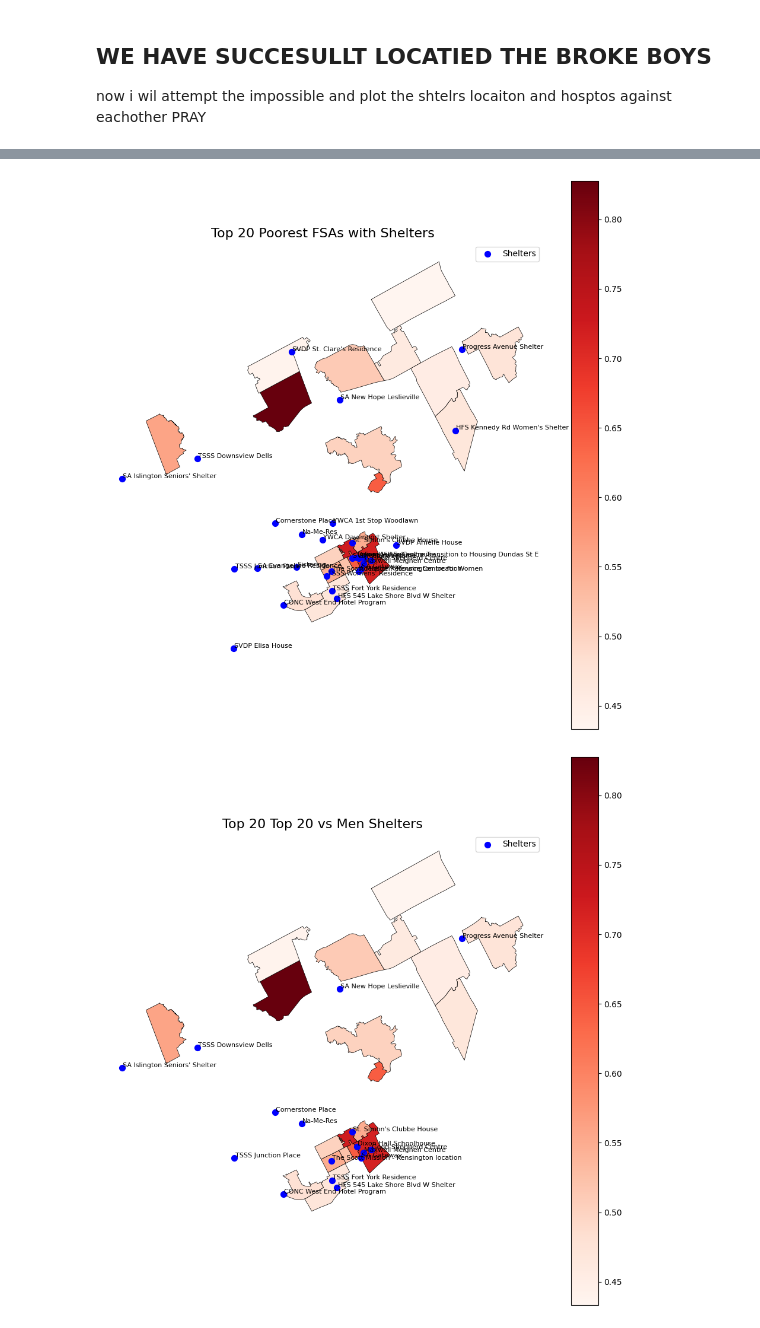
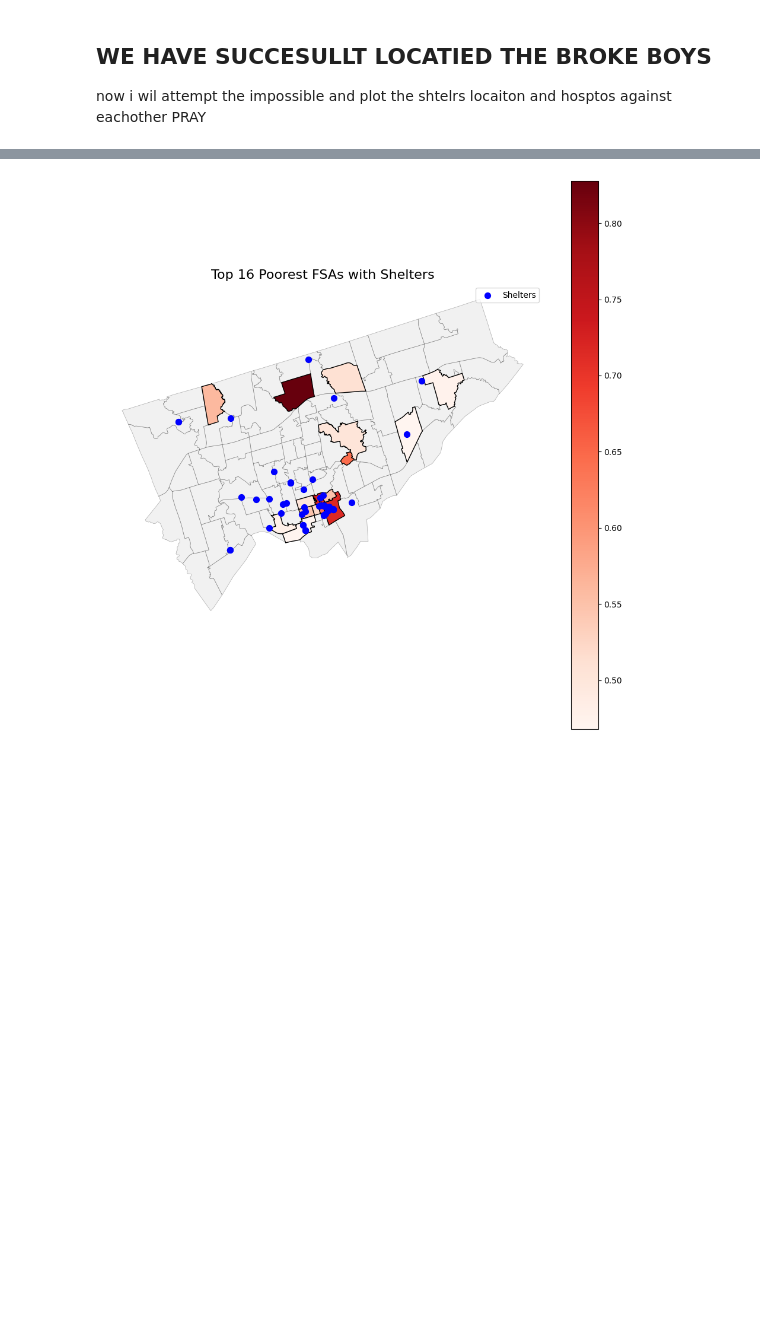
Before and after one commit to ahmedzk123/IA2, a Jupyter notebook: analytics_proj.ipynb, the cells around one changed output, grey strips where cells are left out. Cells and saved outputs as stored; diff of their text form; code cells hidden in the pictures; blank space fills up the shorter version.

```diff
--- a/analytics_proj.ipynb
+++ b/analytics_proj.ipynb
@@ -449,13 +453,17 @@ toronto_shelters = filter_shelter[
 ].copy()
 
 # Step 1: Get unique shelters and combine sectors per shelter
-unique_shelters = toronto_shelters.groupby('SHELTER_ID').agg({
+unique_shelters = toronto_shelters.groupby('PROGRAM_ID').agg({
     'LOCATION_NAME': 'first',
+    'SHELTER_ID': 'first',
     'LOCATION_ADDRESS': 'first',
     'LOCATION_CITY': 'first',
     'LOCATION_PROVINCE': 'first',
     'SECTOR': lambda x: list(set(x)),  # combine all unique sectors
-    'CAPACITY_TYPE': 'first'
+    'CAPACITY_TYPE': 'first',
+    'CAPACITY_ACTUAL_ROOM': 'first',
+    'CAPACITY_ACTUAL_BED': 'first'
+
 }).reset_index()
 
 # Step 2: Create full address
@@ -695,9 +726,10 @@ tfsa
 | 1245 | M5R | 35 | Ontario | POLYGON ((7221867.369 931747.717,... |
 96 rows × 4 columns
 # %%
+tfsa = tfsa.to_crs("EPSG:4326")
+tfsa['Latitude'] = tfsa.geometry.centroid.y
+tfsa['Longitude'] = tfsa.geometry.centroid.x
 tfsa['centroid'] = tfsa.geometry.centroid
-tfsa['Latitude'] = tfsa.centroid.y
-tfsa['Longitude'] = tfsa.centroid.x
 
 tfsa_coords = tfsa[['CFSAUID', 'Latitude', 'Longitude']].copy()
 
@@ -894,54 +939,62 @@ pr0gram_name_dist.to_csv('updated_by_shelter_program_distance_matrix.csv')
 # %%
-
-
 import geopandas as gpd
 import matplotlib.pyplot as plt
 
-def plot_fsas_and_shelters(top_k_geo, shelters, score_column='low_income_score', title = r'Poorest FSAs with Shelters'):
+def plot_fsas_and_shelters(top_k_geo, shelters, tfsa,
+                           score_column='low_income_score',
+                           title='Poorest FSAs with Shelters'):
+
     fig, ax = plt.subplots(1, 1, figsize=(12, 12))
 
-    # Ensure shelters are a GeoDataFrame with same CRS as top_k_geo
+    # Convert shelters to GeoDataFrame
     shelters_gdf = gpd.GeoDataFrame(
         shelters,
         geometry=gpd.points_from_xy(shelters['longitude'], shelters['latitude']),
-        crs="EPSG:4326"  # lat/lon
+        crs="EPSG:4326"
+    ).to_crs(top_k_geo.crs)
+
+    # --------------------------------------------------------
+    # 1. Plot ALL FSAs (background layer)
+    # --------------------------------------------------------
+    tfsa.plot(
+        ax=ax,
+        linewidth=0.5,
+        edgecolor='black',
+        facecolor='lightgray',   # grey background
+        alpha=0.3                # soft layer
     )
-    shelters_gdf = shelters_gdf.to_crs(top_k_geo.crs)  # match FSA CRS
 
-    # Plot FSAs
+    # --------------------------------------------------------
+    # 2. Plot the top_k FSAs (highlighted)
+    # --------------------------------------------------------
     top_k_geo.plot(
         column=score_column,
         cmap='Reds',
-        linewidth=0.5,
+        linewidth=1,
         edgecolor='black',
         legend=True,
         ax=ax
     )
 
-    # Plot shelters
+    # --------------------------------------------------------
+    # 3. Plot shelter locations
+    # --------------------------------------------------------
     ax.scatter(
         shelters_gdf.geometry.x,
         shelters_gdf.geometry.y,
-        color='blue',
         s=50,
         marker='o',
+        color='blue',
         label='Shelters'
     )
 
-    # Optional: add labels for each shelter
-    for idx, row in shelters_gdf.iterrows():
-        ax.text(row.geometry.x + 50, row.geometry.y + 50, row['LOCATION_NAME'], fontsize=8)
-
     ax.set_title(f'Top {len(top_k_geo)} {title}', fontsize=16)
-
     ax.axis('off')
     ax.legend()
     plt.show()
 
 
-plot_fsas_and_shelters(top_k_geo, unique_shelters, title='Poorest FSAs with Shelters')
-plot_fsas_and_shelters(top_k_geo, mens_shelters, title='Top 20 vs Men Shelters')
-plot_fsas_and_shelters(top_k_geo, women_shelters, title='Top 20 vs Women Shelters')
+plot_fsas_and_shelters(top_k_geo, unique_shelters, tfsa,
+                       title='Poorest FSAs with Shelters')
 # %% [output]
-[figure, old version]
+[figure, new version]
-[figure, removed]
```
Also changed, not shown: parts of 25 cells of this notebook.
